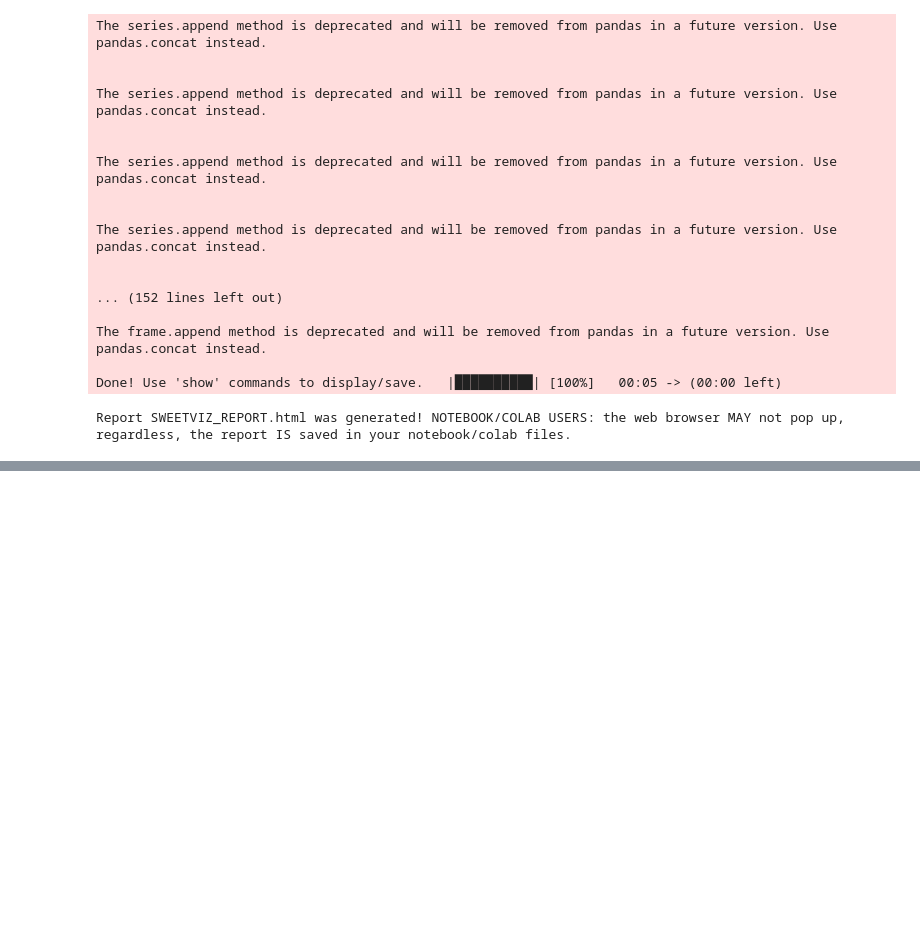
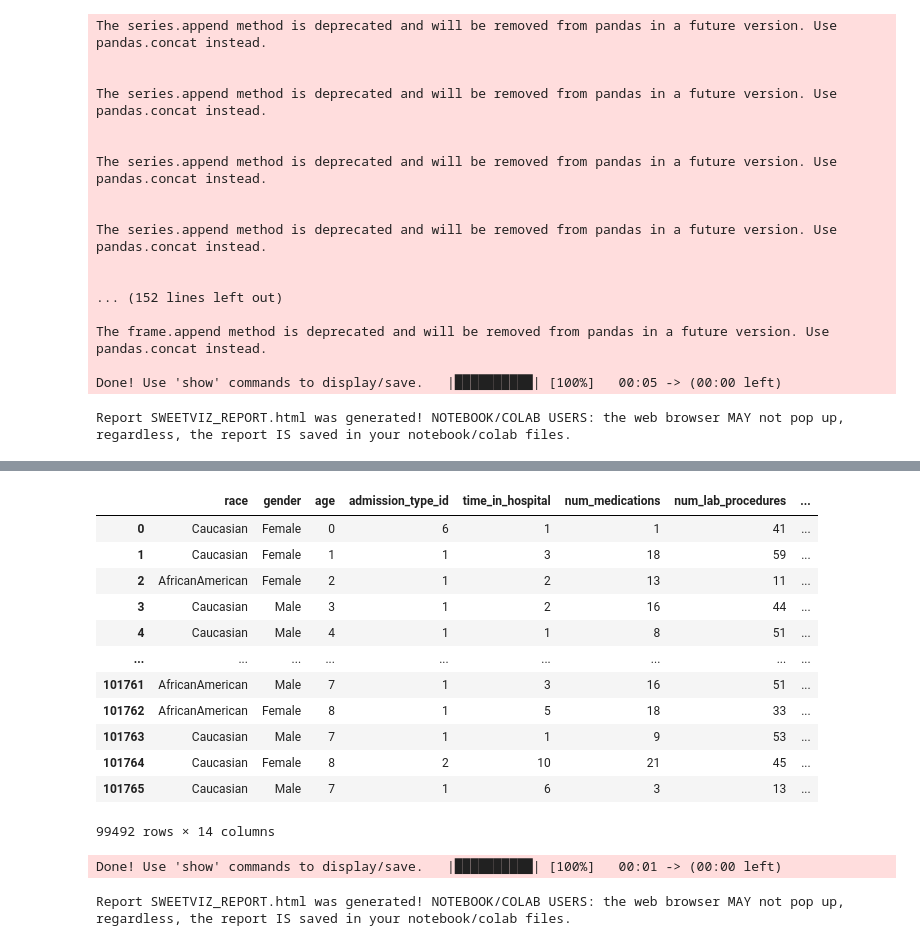
Before and after one commit to skpai/FairnessinAl, a Jupyter notebook: Fairness_in_AI.ipynb, the cells around one changed output, grey strips where cells are left out. Cells and saved outputs as stored; diff of their text form; code cells hidden in the pictures; blank space fills up the shorter version.

```diff
--- a/Fairness_in_AI.ipynb
+++ b/Fairness_in_AI.ipynb
@@ -55,0 +150,24 @@ Report SWEETVIZ_REPORT.html was generated! NOTEBOOK/COLAB USERS: the web browser
+# %%
+df=df[df.race !='?']
+df=df[df.gender !='Unknown/Invalid']
+df
+# %% [output]
+|  | race | gender | age | admission_type_id | time_in_hospital | num_medications | num_lab_procedures | ... |
+| 0 | Caucasian | Female | 0 | 6 | 1 | 1 | 41 | ... |
+| 1 | Caucasian | Female | 1 | 1 | 3 | 18 | 59 | ... |
+| 2 | AfricanAmerican | Female | 2 | 1 | 2 | 13 | 11 | ... |
+| 3 | Caucasian | Male | 3 | 1 | 2 | 16 | 44 | ... |
+| 4 | Caucasian | Male | 4 | 1 | 1 | 8 | 51 | ... |
+| ... | ... | ... | ... | ... | ... | ... | ... | ... |
+| 101761 | AfricanAmerican | Male | 7 | 1 | 3 | 16 | 51 | ... |
+| 101762 | AfricanAmerican | Female | 8 | 1 | 5 | 18 | 33 | ... |
+| 101763 | Caucasian | Male | 7 | 1 | 1 | 9 | 53 | ... |
+| 101764 | Caucasian | Female | 8 | 2 | 10 | 21 | 45 | ... |
+| 101765 | Caucasian | Male | 7 | 1 | 6 | 3 | 13 | ... |
+99492 rows × 14 columns
+# %%
+my_report2 = sv.analyze(df)
+my_report2.show_html()
+# %% [output]
+Done! Use 'show' commands to display/save.   |██████████| [100%]   00:01 -> (00:00 left)
+Report SWEETVIZ_REPORT.html was generated! NOTEBOOK/COLAB USERS: the web browser MAY not pop up, regardless, the report IS saved in your notebook/colab files.
```
Also changed, not shown: parts of 12 cells of this notebook, 1 other file.
